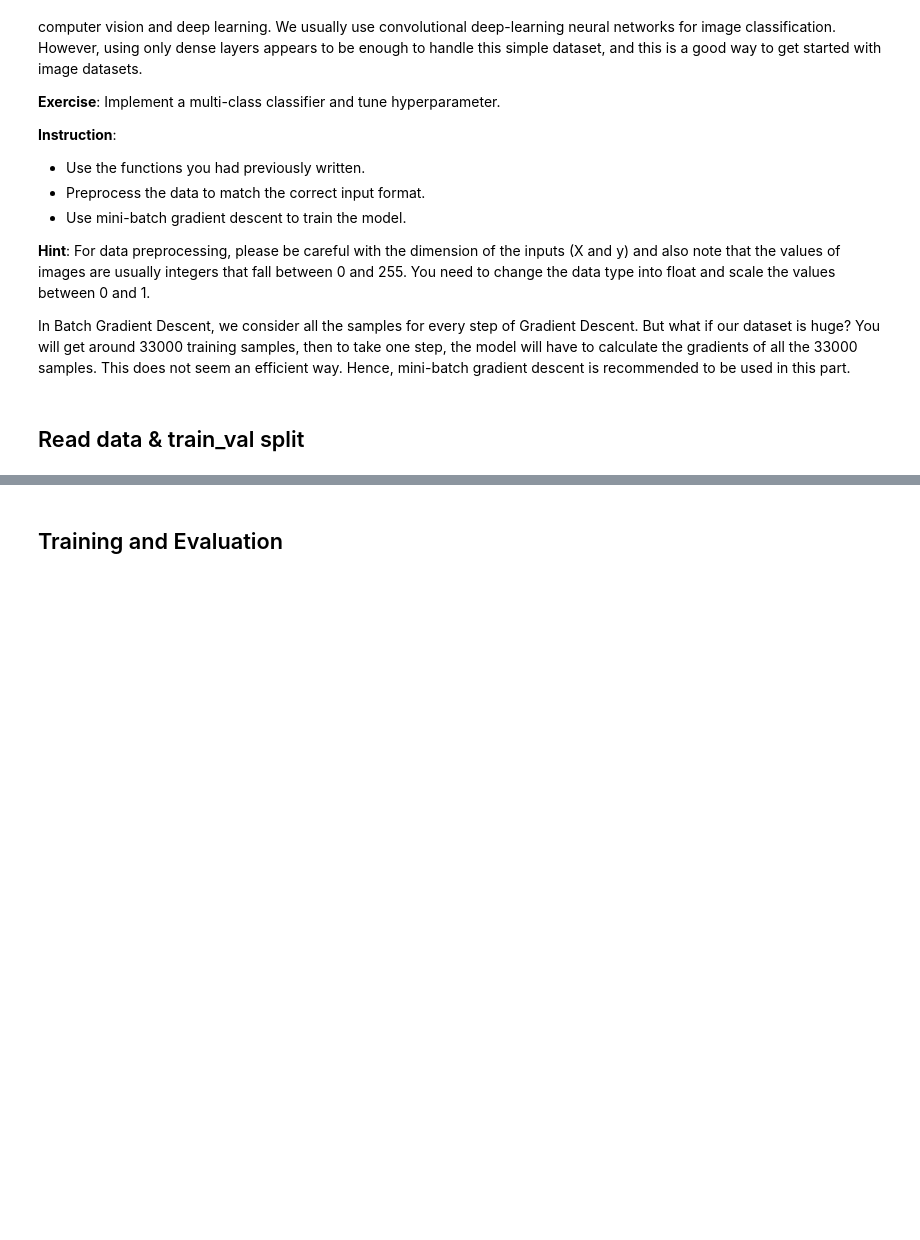
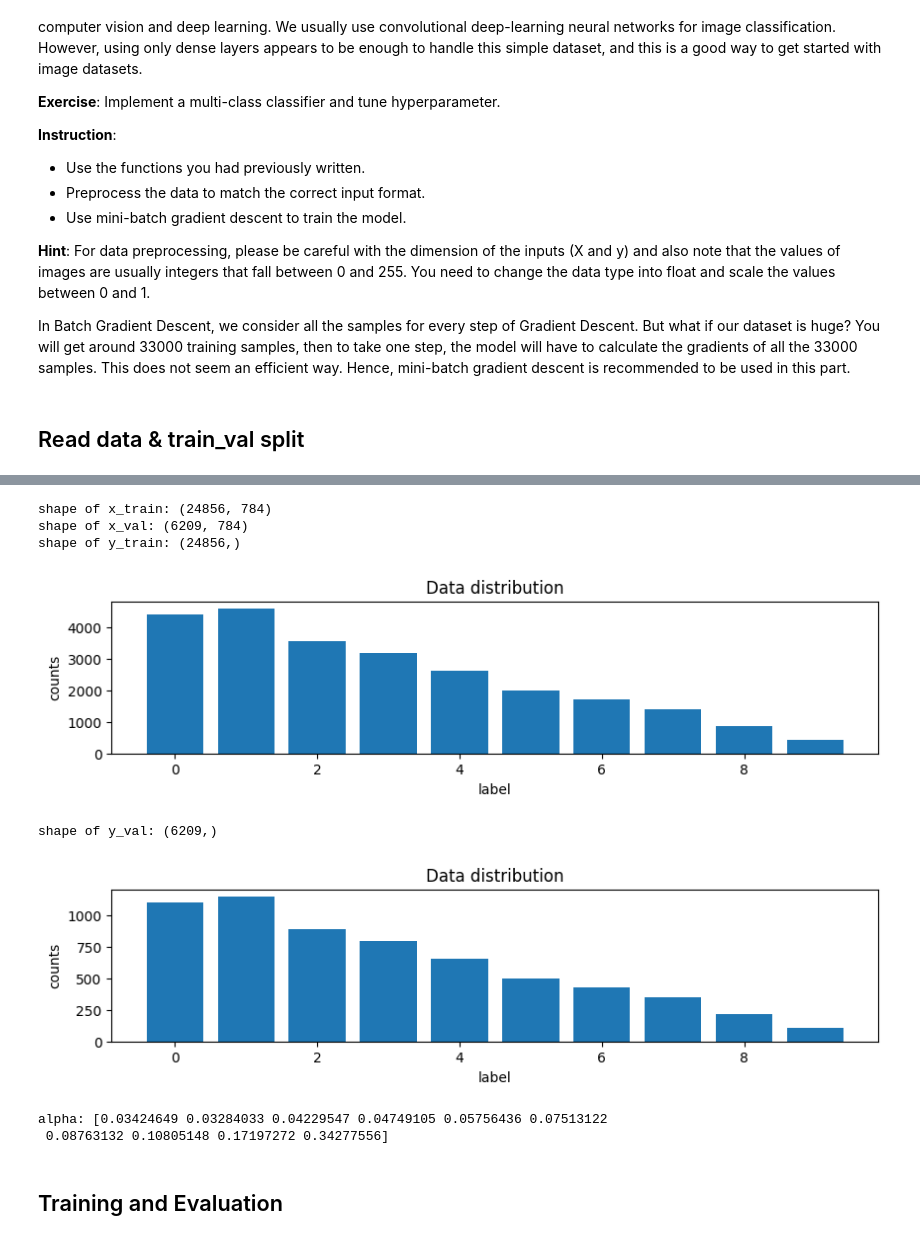
Before and after one commit to ZiJun0502/ML2023-HW, a Jupyter notebook: HW3/HW3.ipynb, the cells around one changed output, grey strips where cells are left out. Cells and saved outputs as stored; diff of their text form; code cells hidden in the pictures; blank space fills up the shorter version.

```diff
--- a/HW3/HW3.ipynb
+++ b/HW3/HW3.ipynb
@@ -1675,15 +1792,35 @@ print("shape of X_test: " + str(X_test.shape))
 # %%
 # You can split training and validation set here and visualize their distribution. (Optional)
 # If not, just leave this as it is
 ### START CODE HERE ###
-x_train = X_train
-y_train = Y_train
-x_val = None
-y_val = None
+x_train, y_train, x_val, y_val = stratified_train_val_split(X_train, Y_train, random_seed=42)
 
 print("shape of x_train: " + str(x_train.shape))
+print("shape of x_val: " + str(x_val.shape))
 print("shape of y_train: " + str(y_train.shape))
+show_distribution(y_train)
+print("shape of y_val: " + str(y_val.shape))
+show_distribution(y_val)
+
+unique_classes, class_counts = np.unique(y_train, return_counts=True)
+class_frequencies = class_counts / len(y_train)
+alpha = 1 / class_frequencies
+alpha /= np.sum(alpha)
+print(f"alpha: {alpha}")
+
+y_train = one_hot(y_train[:, np.newaxis])
+y_val = one_hot(y_val[:, np.newaxis])
+
 ### END CODE HERE ###
+# %% [output]
+shape of x_train: (24856, 784)
+shape of x_val: (6209, 784)
+shape of y_train: (24856,)
+[figure, added]
+shape of y_val: (6209,)
+[figure, added]
+alpha: [0.03424649 0.03284033 0.04229547 0.04749105 0.05756436 0.07513122
+ 0.08763132 0.10805148 0.17197272 0.34277556]
 # %% [markdown]
 ## Training and Evaluation
 # %%
```
Also changed, not shown: parts of 22 cells of this notebook, 2 other files.
